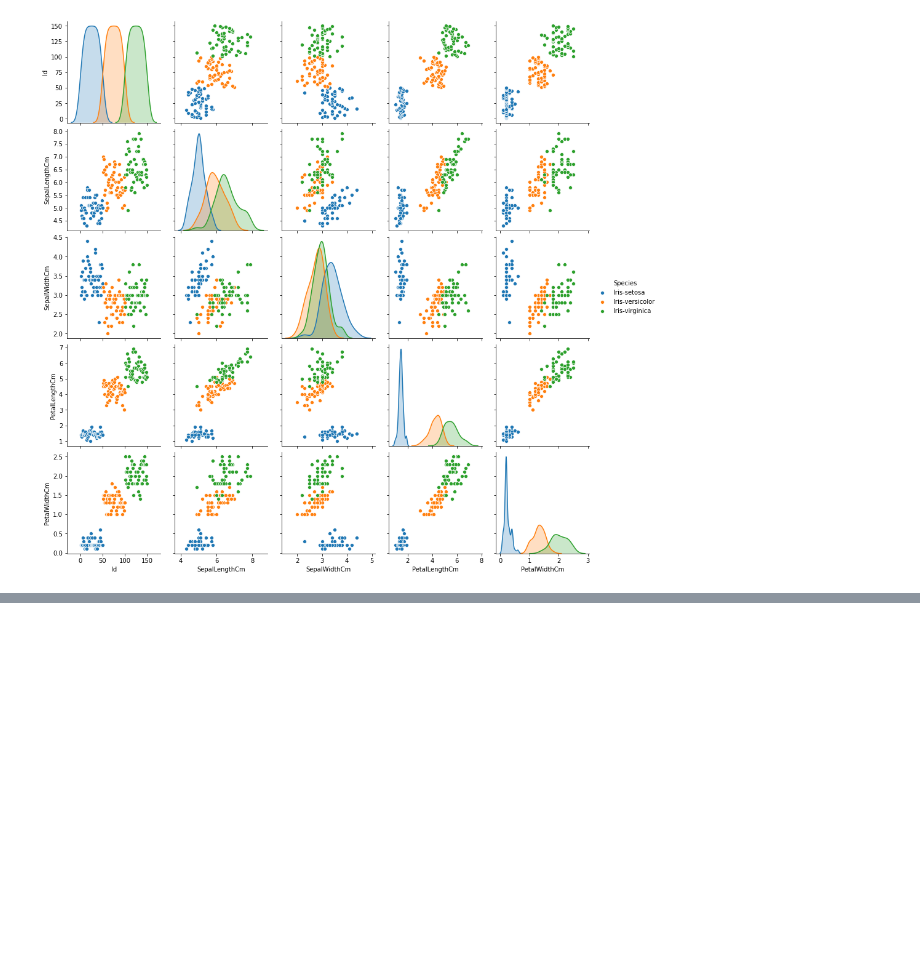
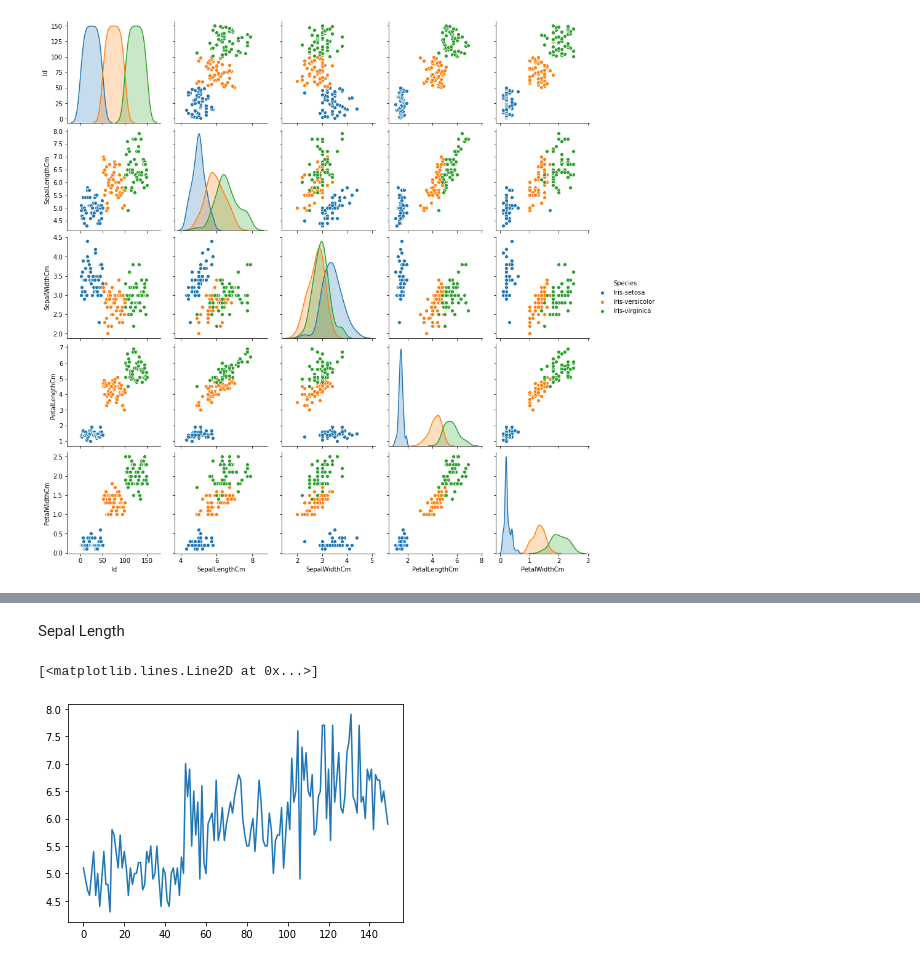
Before and after one commit to Crash-Bandicode/pandsProject2021, a Jupyter notebook: Untitled.ipynb, the cells around one changed output, grey strips where cells are left out. Saved outputs shown, nothing was run; the diff lists cells and outputs as text; code cells hidden in the pictures; blank space fills up the shorter version.

Commit message:
separate values and plot

```diff
--- a/Untitled.ipynb
+++ b/Untitled.ipynb
@@ -65,0 +72,7 @@ Without going too deep into the implications of dimensional magnitudes in the re
+# %% [markdown]
+Sepal Length
+# %%
+plt.plot(df.SepalLengthCm)
+# %% [output]
+[<matplotlib.lines.Line2D at 0x...>]
+[figure, added]
```
Also changed, not shown: parts of 16 cells of this notebook.
